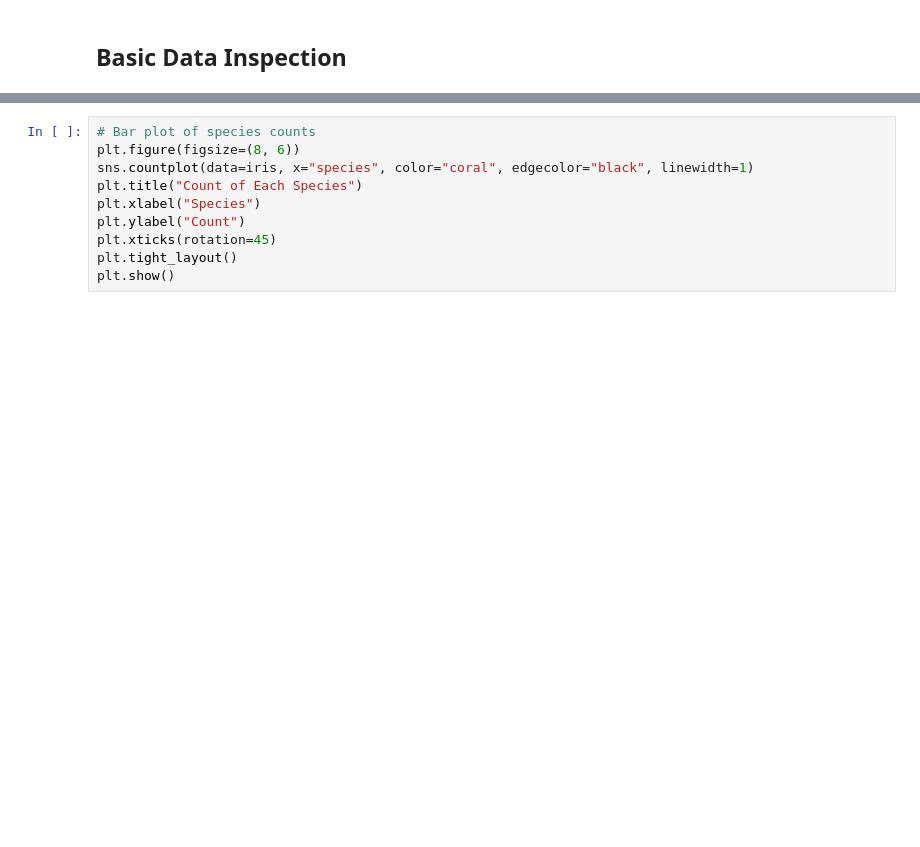
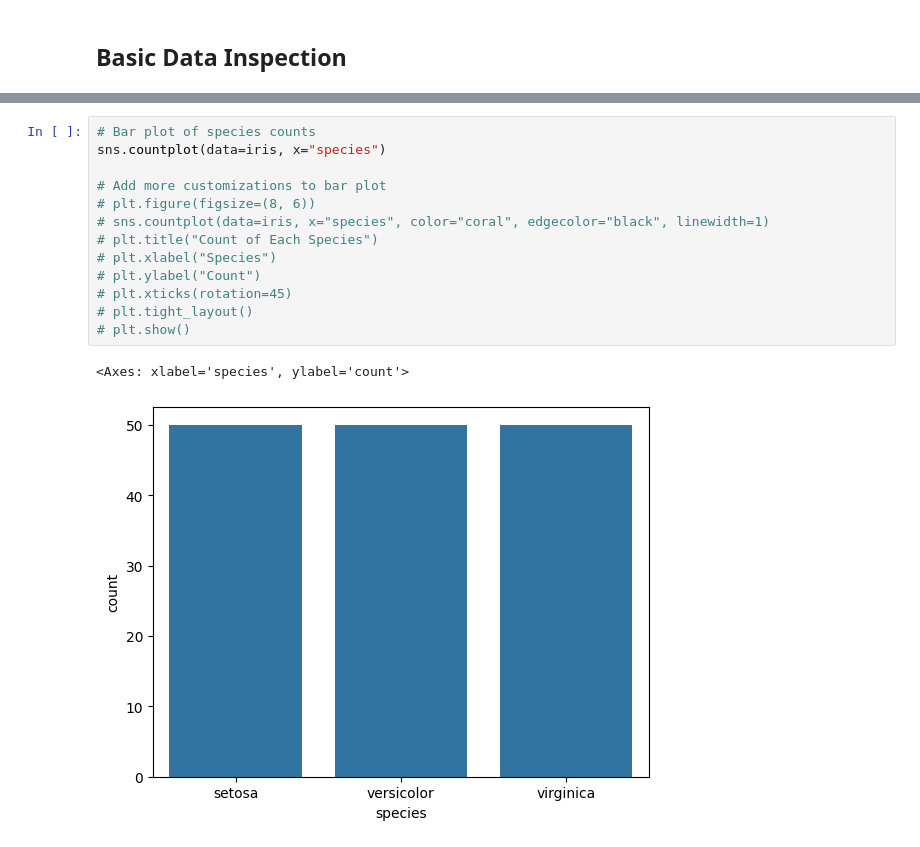
Before and after one commit to industrial-data-analysis-68/lectures, a Jupyter notebook: src/T05_data_visualization/C02_seaborn.ipynb, the cells around one changed output, grey strips where cells are left out. Saved outputs shown, nothing was run; the diff lists cells and outputs as text; blank space fills up the shorter version.

```diff
--- a/src/T05_data_visualization/C02_seaborn.ipynb
+++ b/src/T05_data_visualization/C02_seaborn.ipynb
@@ -15,12 +28,18 @@ iris['species'].value_counts()
 # %%
 # Bar plot of species counts
-plt.figure(figsize=(8, 6))
-sns.countplot(data=iris, x="species", color="coral", edgecolor="black", linewidth=1)
-plt.title("Count of Each Species")
-plt.xlabel("Species")
-plt.ylabel("Count")
-plt.xticks(rotation=45)
-plt.tight_layout()
-plt.show()
+sns.countplot(data=iris, x="species")
+
+# Add more customizations to bar plot
+# plt.figure(figsize=(8, 6))
+# sns.countplot(data=iris, x="species", color="coral", edgecolor="black", linewidth=1)
+# plt.title("Count of Each Species")
+# plt.xlabel("Species")
+# plt.ylabel("Count")
+# plt.xticks(rotation=45)
+# plt.tight_layout()
+# plt.show()
+# %% [output]
+<Axes: xlabel='species', ylabel='count'>
+[figure, added]
 # %%
 # Horizontal bar plot
```
Also changed, not shown: parts of 16 cells of this notebook, 23 other files.
